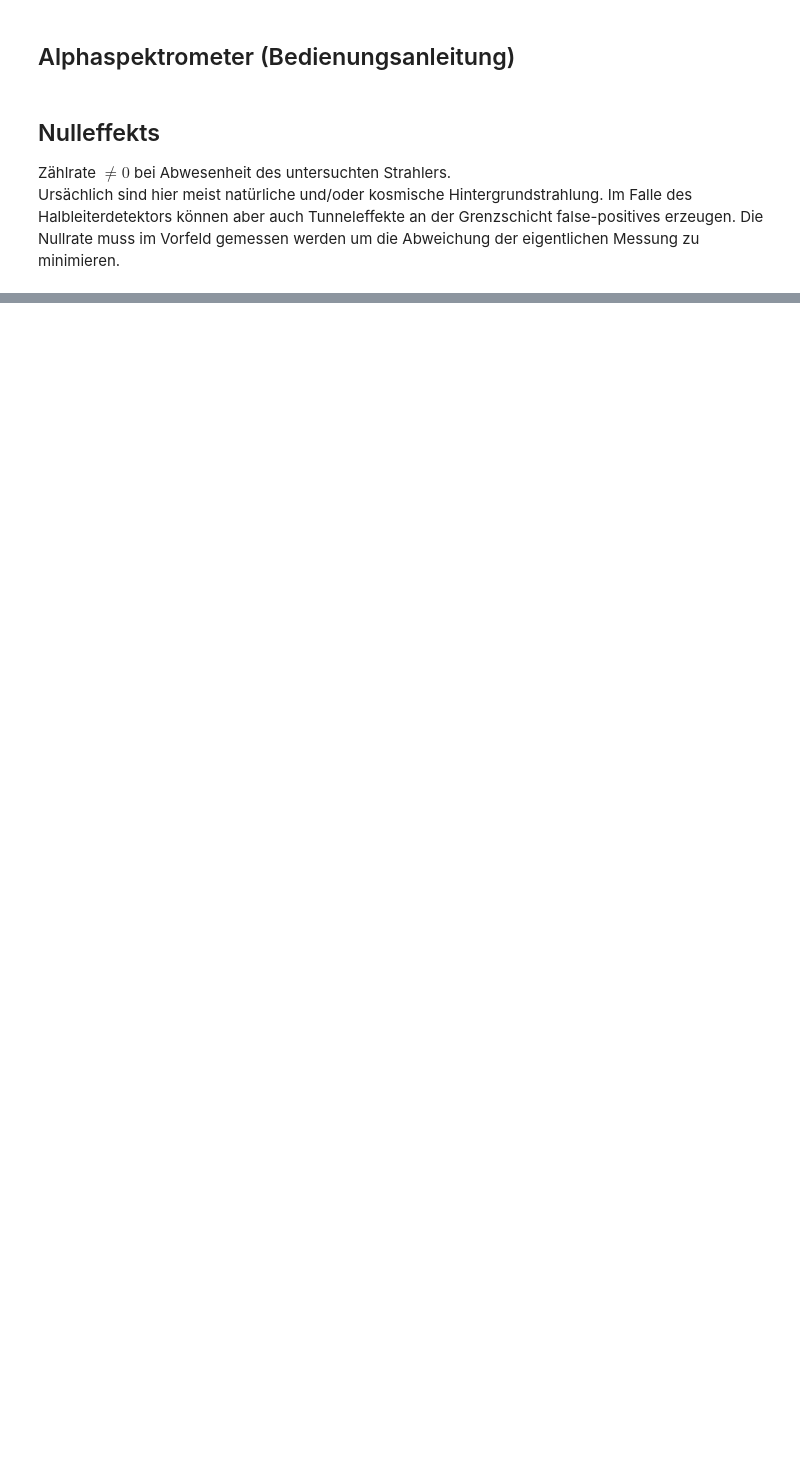
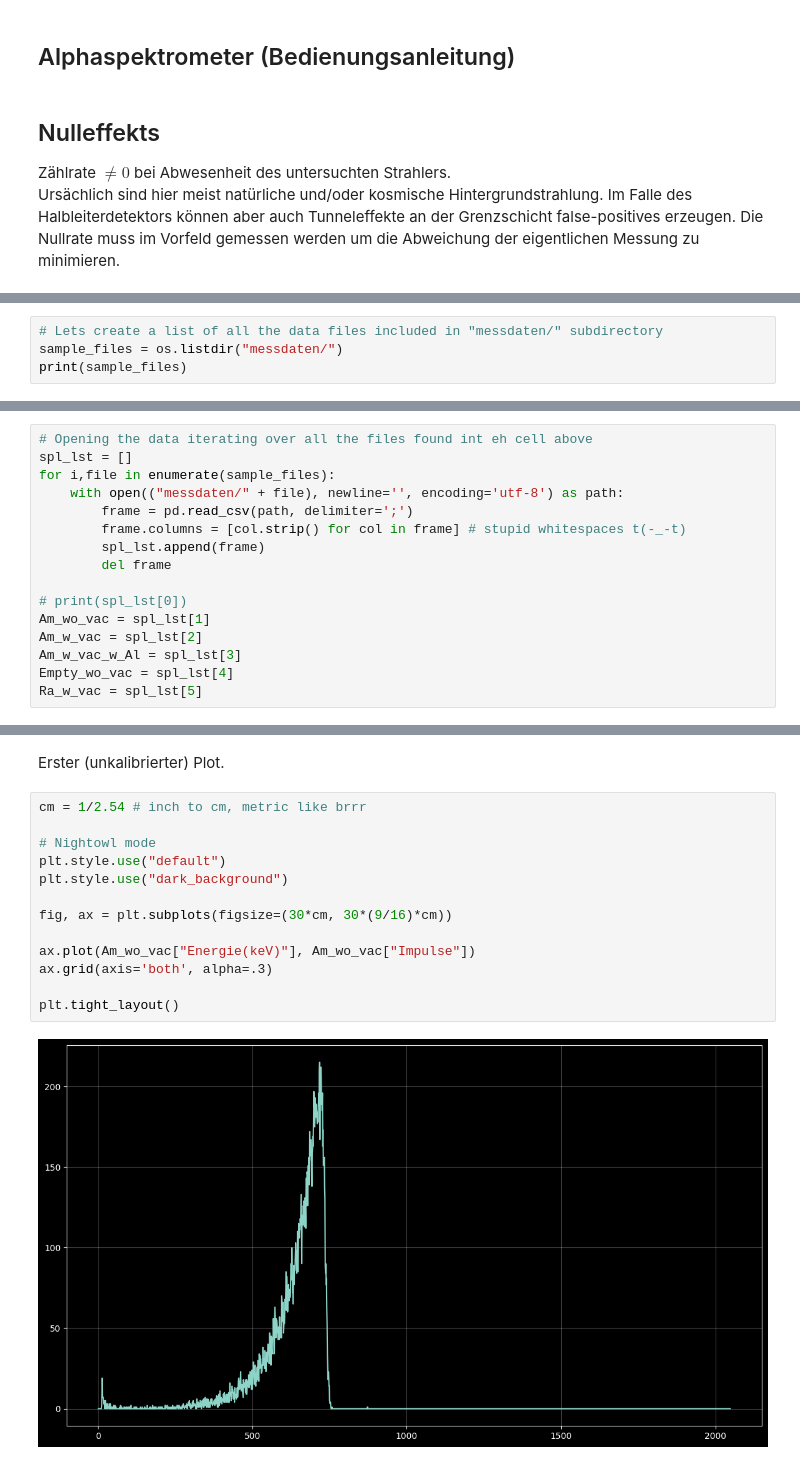
Before and after one commit to HateFindingNames/RadiationProtection_DetectorTechnology, a Jupyter notebook: V11/V11.ipynb, the cells around one changed output, grey strips where cells are left out. Saved outputs shown, nothing was run; the diff lists cells and outputs as text; blank space fills up the shorter version.

```diff
--- a/V11/V11.ipynb
+++ b/V11/V11.ipynb
@@ -47,0 +56,4 @@ Ursächlich sind hier meist natürliche und/oder kosmische Hintergrundstrahlung.
+# %%
+# Lets create a list of all the data files included in "messdaten/" subdirectory
+sample_files = os.listdir("messdaten/")
+print(sample_files)
@@ -47,0 +62,16 @@ Ursächlich sind hier meist natürliche und/oder kosmische Hintergrundstrahlung.
+# %%
+# Opening the data iterating over all the files found int eh cell above
+spl_lst = []
+for i,file in enumerate(sample_files):
+    with open(("messdaten/" + file), newline='', encoding='utf-8') as path:
+        frame = pd.read_csv(path, delimiter=';')
+        frame.columns = [col.strip() for col in frame] # stupid whitespaces t(-_-t)
+        spl_lst.append(frame)
+        del frame
+
+# print(spl_lst[0])
+Am_wo_vac = spl_lst[1]
+Am_w_vac = spl_lst[2]
+Am_w_vac_w_Al = spl_lst[3]
+Empty_wo_vac = spl_lst[4]
+Ra_w_vac = spl_lst[5]
@@ -47,0 +95,17 @@ Ursächlich sind hier meist natürliche und/oder kosmische Hintergrundstrahlung.
+# %% [markdown]
+Erster (unkalibrierter) Plot.
+# %%
+cm = 1/2.54 # inch to cm, metric like brrr
+
+# Nightowl mode
+plt.style.use("default")
+plt.style.use("dark_background")
+
+fig, ax = plt.subplots(figsize=(30*cm, 30*(9/16)*cm))
+
+ax.plot(Am_wo_vac["Energie(keV)"], Am_wo_vac["Impulse"])
+ax.grid(axis='both', alpha=.3)
+
+plt.tight_layout()
+# %% [output]
+[figure, added]
```
Also changed, not shown: parts of 19 cells of this notebook, 6 other files.
